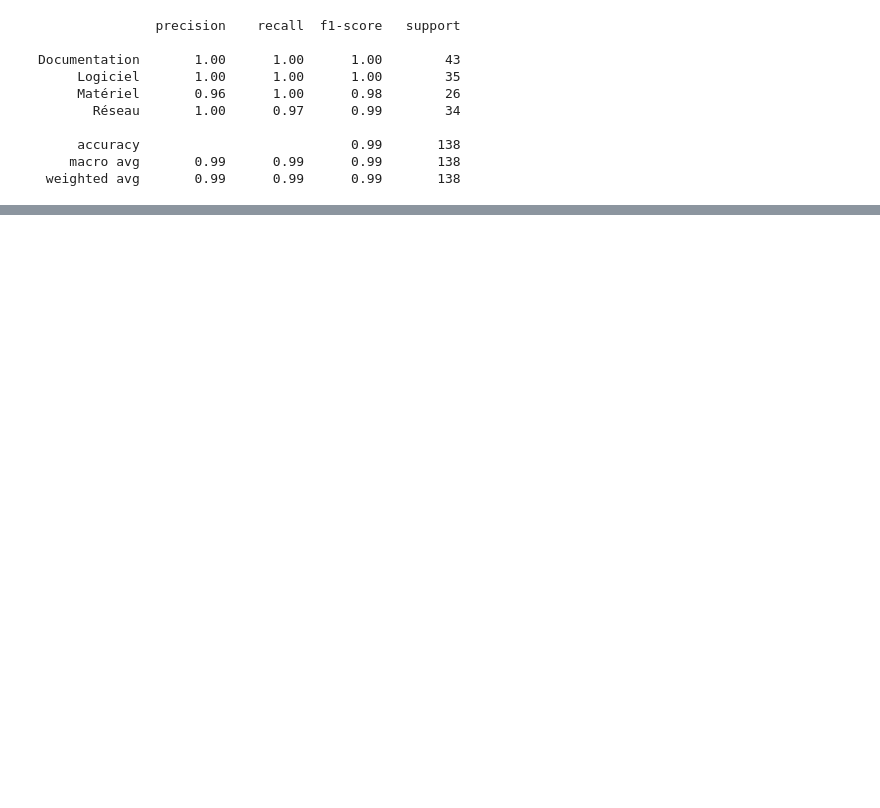
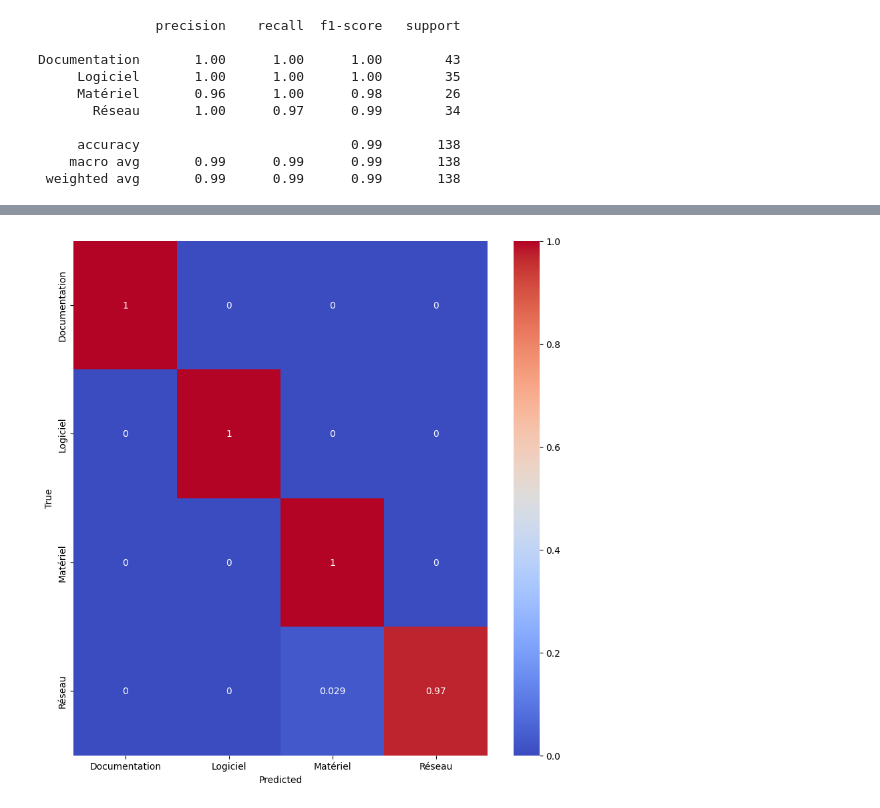
Before and after one commit to Eliott-B/Xilium, a Jupyter notebook: ia.ipynb, the cells around one changed output, grey strips where cells are left out. Drawn from its saved outputs; the diff is of its cells as text; code cells hidden in the pictures; blank space fills up the shorter version.

Commit message:
🐞 fix: correction de fautes ✨feature: add classification bilan & heatmap

```diff
--- a/ia.ipynb
+++ b/ia.ipynb
@@ -83,0 +98,9 @@ Documentation       1.00      1.00      1.00        43
+# %%
+import matplotlib.pyplot as plt
+
+plt.figure(figsize=(10, 10))
+
+sns.heatmap(pd.crosstab(y_test, y_test_pred, normalize='index', rownames=['True'], colnames=['Predicted']), annot=True, cmap="coolwarm")
+plt.show()
+# %% [output]
+[figure, added]
```
Also changed, not shown: parts of 7 cells of this notebook.
